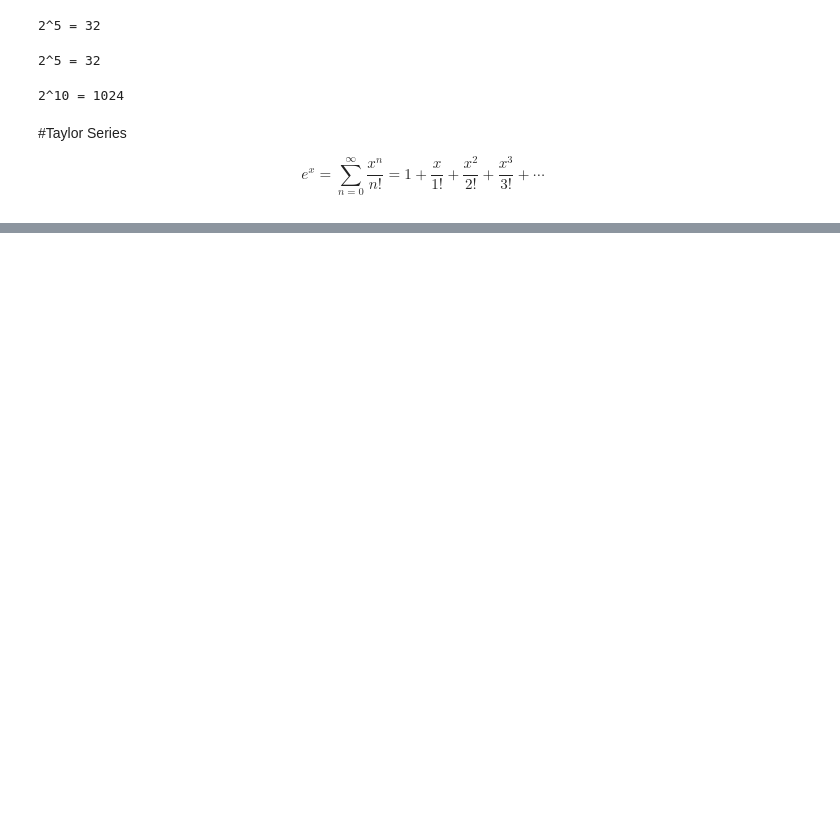
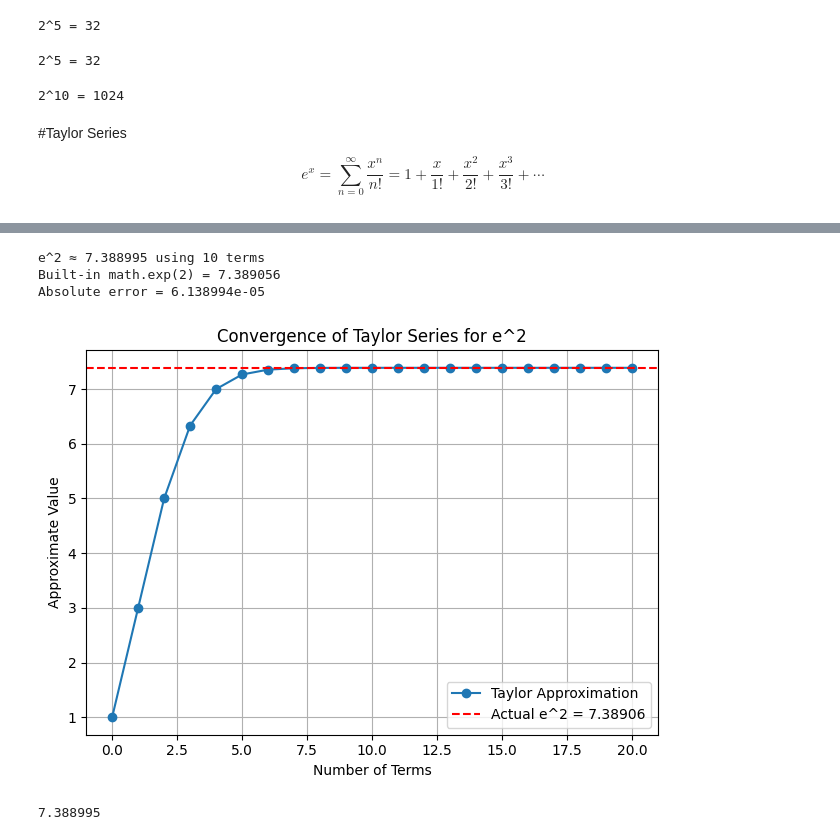
Before and after one commit to niladri-rkmvu/dsa-2025, a Jupyter notebook: recursion.ipynb, the cells around one changed output, grey strips where cells are left out. Cells and saved outputs as stored; diff of their text form; code cells hidden in the pictures; blank space fills up the shorter version.

```diff
--- a/recursion.ipynb
+++ b/recursion.ipynb
@@ -290,0 +363,80 @@ $$
+# %%
+import math
+
+def e(x, n):
+    s = 1.0
+    num = 1.0
+    den = 1.0
+    for i in range(1, n + 1):
+        num *= x
+        den *= i
+        s += num / den
+    return s
+
+x = 2
+n = 10
+
+approx = e(x, n)
+actual = math.exp(x)
+error = abs(actual - approx)
+
+print(f"e^{x} ≈ {approx:.6f} using {n} terms")
+print(f"Built-in math.exp({x}) = {actual:.6f}")
+print(f"Absolute error = {error:.6e}")
+# %% [output]
+e^2 ≈ 7.388995 using 10 terms
+Built-in math.exp(2) = 7.389056
+Absolute error = 6.138994e-05
+# %%
+import matplotlib.pyplot as plt
+import math
+
+def taylor_e(x, n_terms):
+    s = 1.0
+    num = 1.0
+    den = 1.0
+    approximations = [1.0]
+
+    for i in range(1, n_terms + 1):
+        num *= x
+        den *= i
+        s += num / den
+        approximations.append(s)
+
+    return approximations
+
+x = 2
+n_terms = 20
+approx_values = taylor_e(x, n_terms)
+actual_value = math.exp(x)
+
+plt.plot(range(n_terms + 1), approx_values, label='Taylor Approximation', marker='o')
+plt.axhline(y=actual_value, color='r', linestyle='--', label=f'Actual e^{x} = {actual_value:.5f}')
+plt.title(f'Convergence of Taylor Series for e^{x}')
+plt.xlabel('Number of Terms')
+plt.ylabel('Approximate Value')
+plt.legend()
+plt.grid(True)
+plt.tight_layout()
+plt.show()
+# %% [output]
+[figure, added]
+# %%
+#****************************
+#  10.c. Taylor series | Horner's rule
+#  Multiplication time = O(n)
+#*****************************
+s = 1.0  # acts like the static variable in C++
+def e(x, n):
+    global s
+    if n == 0:
+        return s
+    s = 1 + (x * s) / n
+    return e(x, n - 1)
+
+# Example usage
+if __name__ == "__main__":
+    s = 1.0  # reset global static-like accumulator
+    print(f"{e(2, 10):.6f}")
+# %% [output]
+7.388995
```
Also changed, not shown: parts of 19 cells of this notebook.
